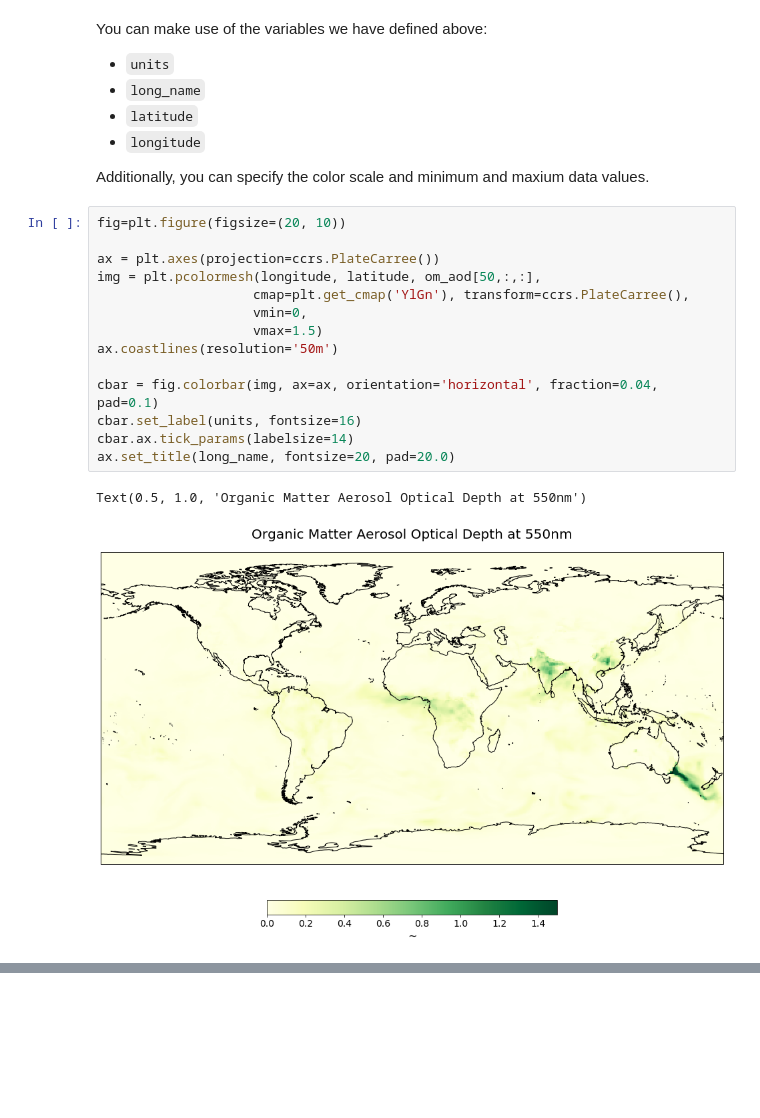
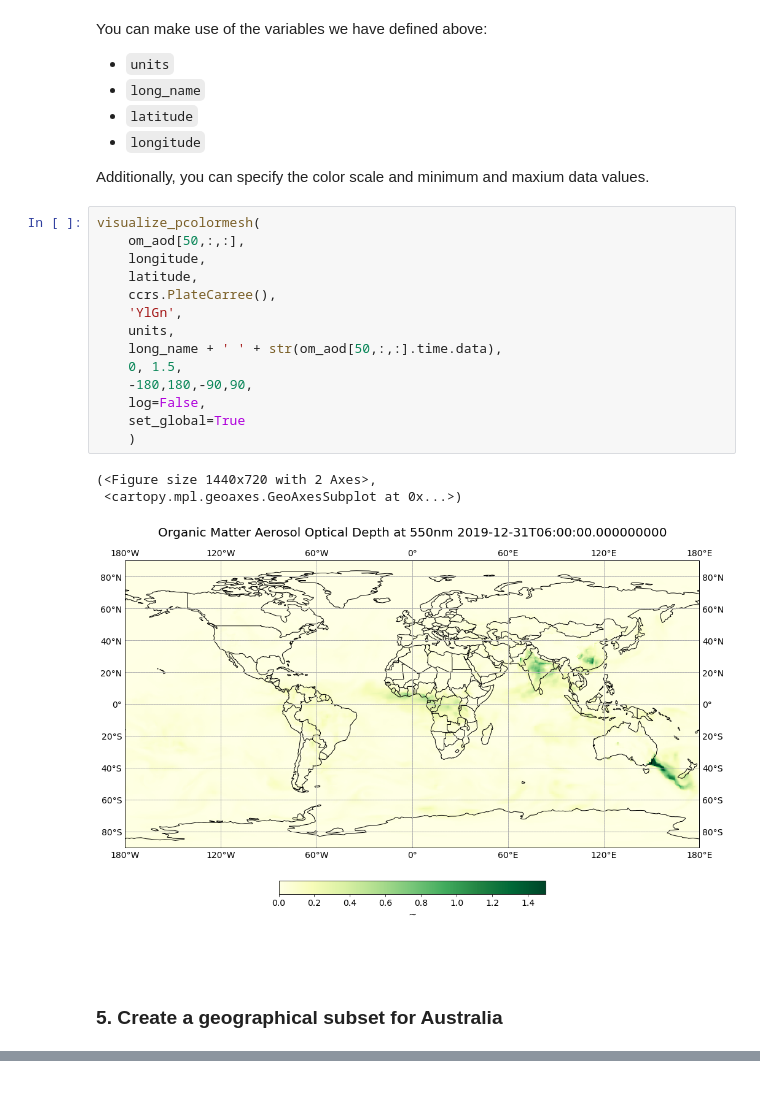
Before and after one commit to wekeo/DEFUNCT-wekeo-jupyter-lab, a Jupyter notebook: atmosphere/31_cams_eac4_load_browse.ipynb, the cells around one changed output, grey strips where cells are left out. Cells and saved outputs as stored; diff of their text form; blank space fills up the shorter version.

```diff
--- a/atmosphere/31_cams_eac4_load_browse.ipynb
+++ b/atmosphere/31_cams_eac4_load_browse.ipynb
@@ -205,20 +210,25 @@ You can make use of the variables we have defined above:
 - `longitude`
 
 Additionally, you can specify the color scale and minimum and maxium data values.
-# %%
-fig=plt.figure(figsize=(20, 10))
-
-ax = plt.axes(projection=ccrs.PlateCarree())
-img = plt.pcolormesh(longitude, latitude, om_aod[50,:,:],
-                    cmap=plt.get_cmap('YlGn'), transform=ccrs.PlateCarree(),
-                    vmin=0,
-                    vmax=1.5)
-ax.coastlines(resolution='50m')
-
-cbar = fig.colorbar(img, ax=ax, orientation='horizontal', fraction=0.04, pad=0.1)
-cbar.set_label(units, fontsize=16)
-cbar.ax.tick_params(labelsize=14)
-ax.set_title(long_name, fontsize=20, pad=20.0)
-# %% [output]
-Text(0.5, 1.0, 'Organic Matter Aerosol Optical Depth at 550nm')
-[figure, removed]
+# %%
+visualize_pcolormesh(
+    om_aod[50,:,:],
+    longitude,
+    latitude,
+    ccrs.PlateCarree(),
+    'YlGn',
+    units,
+    long_name + ' ' + str(om_aod[50,:,:].time.data),
+    0, 1.5,
+    -180,180,-90,90,
+    log=False,
+    set_global=True
+    )
+# %% [output]
+(<Figure size 1440x720 with 2 Axes>,
+ <cartopy.mpl.geoaxes.GeoAxesSubplot at 0x...>)
+[figure, added]
+# %% [markdown]
+<br>
+# %% [markdown]
+### <a id='subset'></a>5. Create a geographical subset for Australia
```
Also changed, not shown: parts of 12 cells of this notebook, 2 other files.
